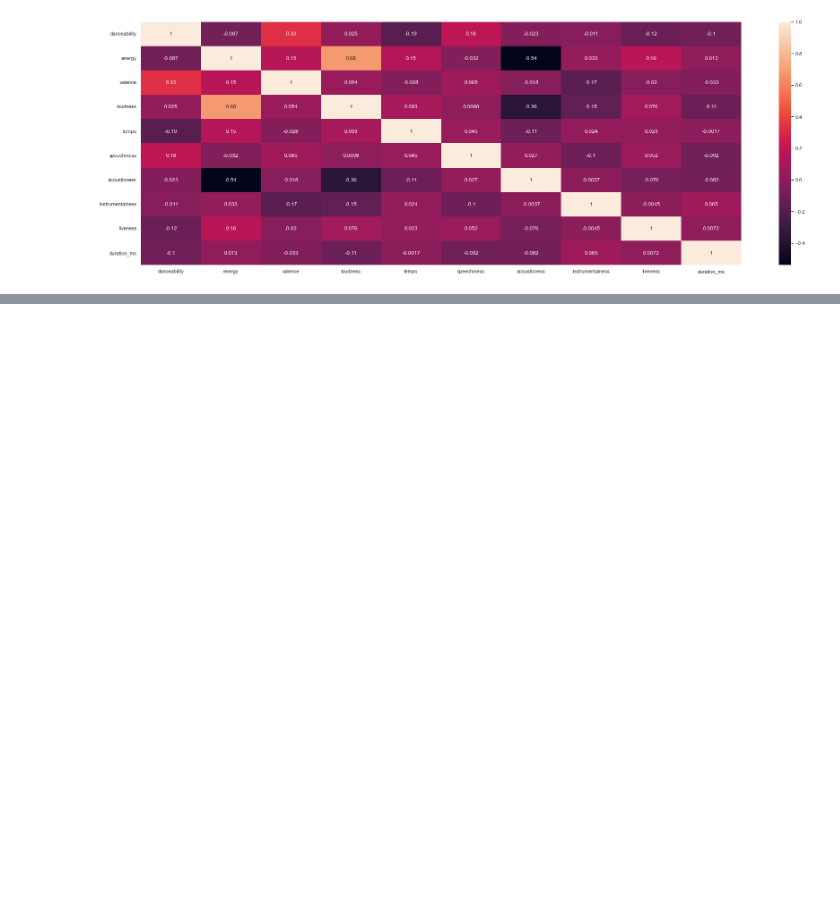
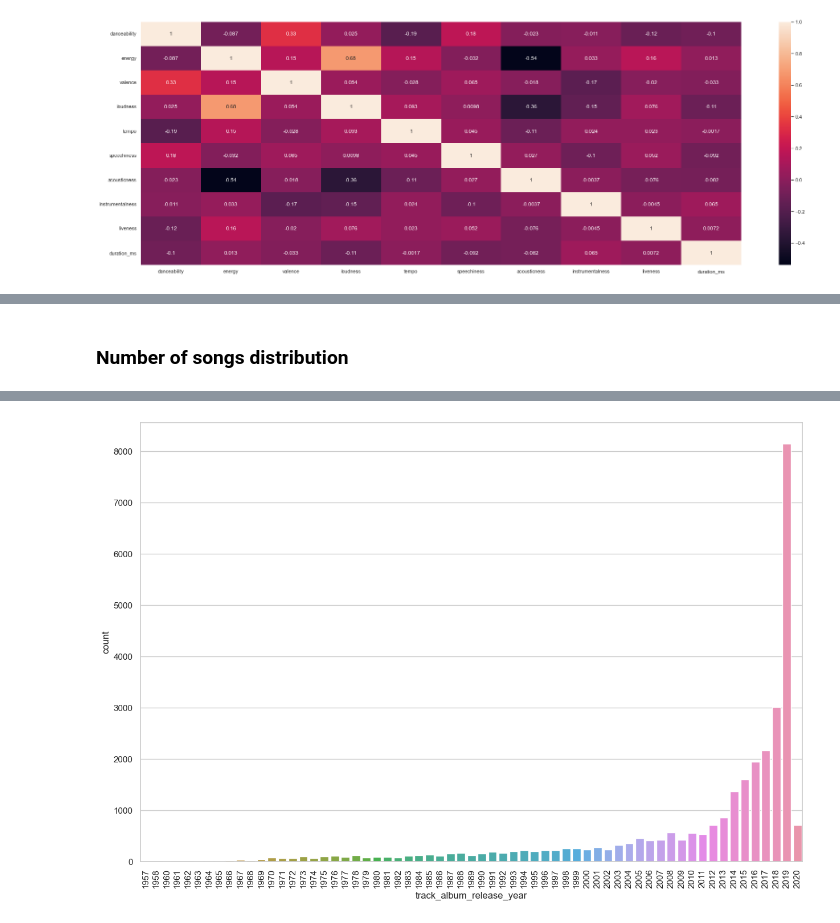
Before and after one commit to McGill-MMA-EnterpriseAnalytics/Spotify-Music, a Jupyter notebook: scratch/eda.ipynb, the cells around one changed output, grey strips where cells are left out. Saved outputs shown, nothing was run; the diff lists cells and outputs as text; code cells hidden in the pictures; blank space fills up the shorter version.

Commit message:
feat: add time data eda

```diff
--- a/scratch/eda.ipynb
+++ b/scratch/eda.ipynb
@@ -334,0 +337,5 @@ plt.show()
+# %%
+# split the release date by hyphen
+data['eda_year'] = data['track_album_release_date'].str.split('-').str[0]
+data['eda_month'] = data['track_album_release_date'].str.split('-').str[1]
+data['eda_day'] = data['track_album_release_date'].str.split('-').str[2]
@@ -334,0 +350,10 @@ plt.show()
+# %%
+# create feature from track_album_release_date
+data['track_album_release_date'] = pd.to_datetime(data['track_album_release_date'])
+
+data['eda_track_album_release_year'] = data['track_album_release_date'].dt.year
+data['eda_track_album_release_month'] = data['track_album_release_date'].dt.month
+data['eda_track_album_release_day'] = data['track_album_release_date'].dt.day
+data['eda_track_album_release_day_of_week'] = data['track_album_release_date'].dt.dayofweek
+data['eda_track_album_release_quarter'] = data['track_album_release_date'].dt.quarter
+data['eda_track_album_release_10_years'] = data['track_album_release_date'].dt.year // 10 * 10
@@ -334,0 +366,9 @@ plt.show()
+# %% [markdown]
+### Number of songs distribution
+# %%
+# plot number of songs released by year
+plt.figure(figsize=(15, 10))
+sns.countplot(x='track_album_release_year', data=data)
+plt.xticks(rotation=90)
+plt.show()
+# %% [output]
@@ -334,0 +376 @@ plt.show()
+[figure, added]
```
Also changed, not shown: parts of 19 cells of this notebook.
